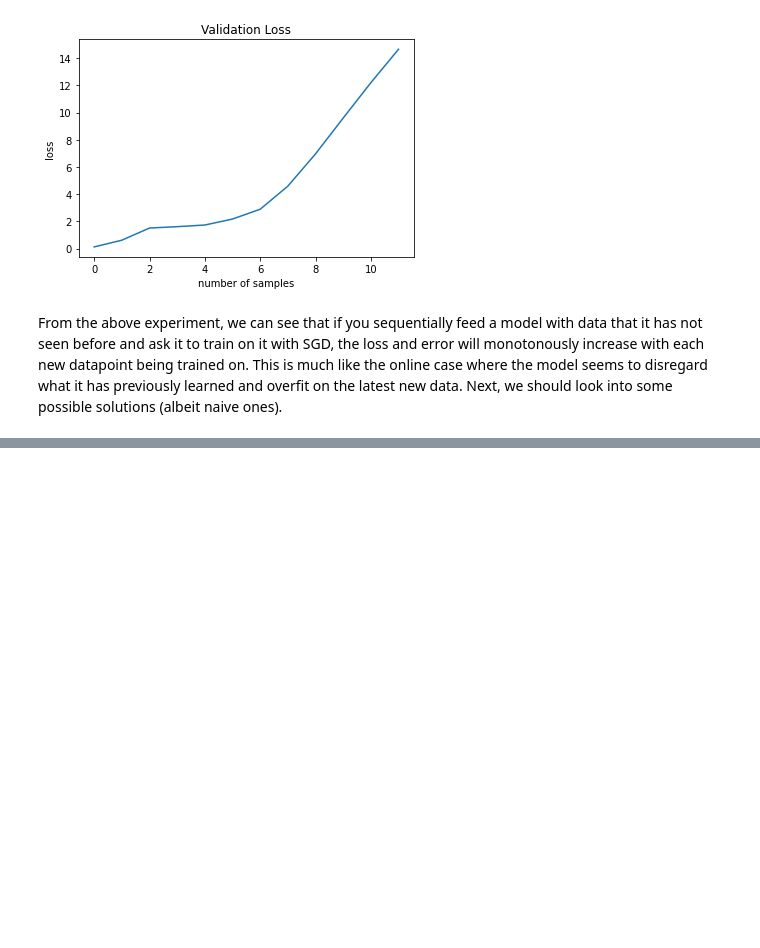
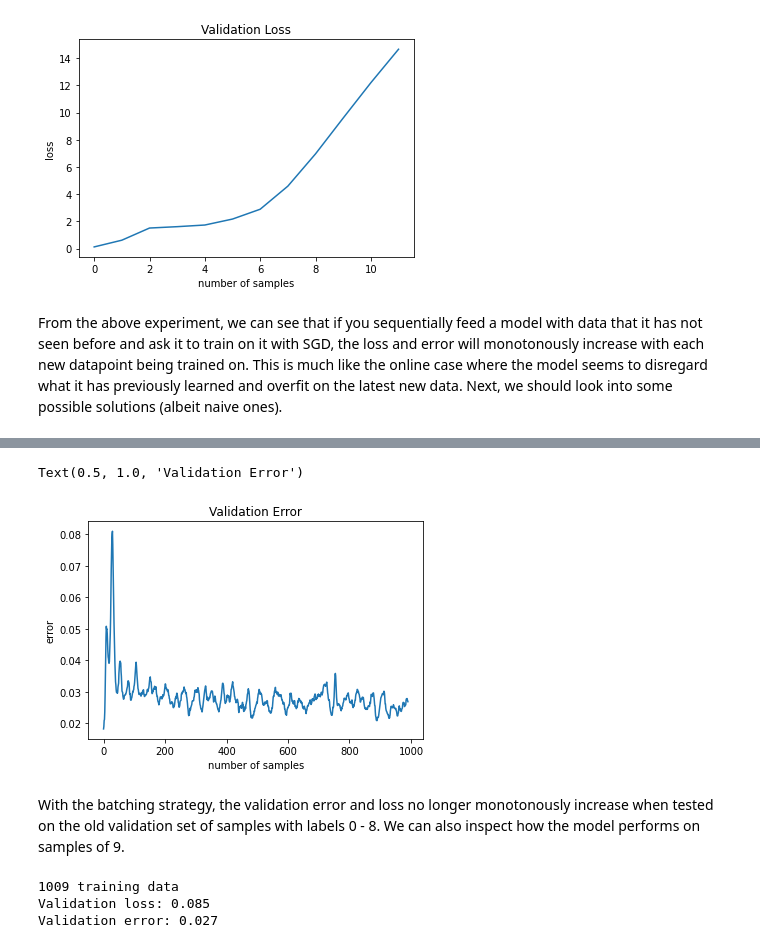
Before and after one commit to danqiye1/snn-experiments, a Jupyter notebook: notebooks/catastrophic-forgetting/offline-learning.ipynb, the cells around one changed output, grey strips where cells are left out. Drawn from its saved outputs; the diff is of its cells as text; code cells hidden in the pictures; blank space fills up the shorter version.

```diff
--- a/notebooks/catastrophic-forgetting/offline-learning.ipynb
+++ b/notebooks/catastrophic-forgetting/offline-learning.ipynb
@@ -317,0 +399,26 @@ One insight about continual learning is that humans don't just learn from new da
+# %%
+plt.plot(errors)
+plt.ylabel("error")
+plt.xlabel("number of samples")
+plt.title("Validation Error")
+# %% [output]
+Text(0.5, 1.0, 'Validation Error')
+[figure, added]
+# %% [markdown]
+With the batching strategy, the validation error and loss no longer monotonously increase when tested on the old validation set of samples with labels 0 - 8. We can also inspect how the model performs on samples of 9.
+# %%
+newvalset = IncompleteMNIST(holdout=False, train=False)
+print(f"{len(newvalset)} training data")
+newvalloader = torch.utils.data.DataLoader(
+                    newvalset,
+                    batch_size=16,
+                    shuffle=True,
+                    num_workers=2
+                )
+loss, error = validate(model, newvalloader)
+print(f"Validation loss: {loss.item():.3f}")
+print(f"Validation error: {error.item():.3f}")
+# %% [output]
+1009 training data
+Validation loss: 0.085
+Validation error: 0.027
```
Also changed, not shown: parts of 12 cells of this notebook, 1 other file.
